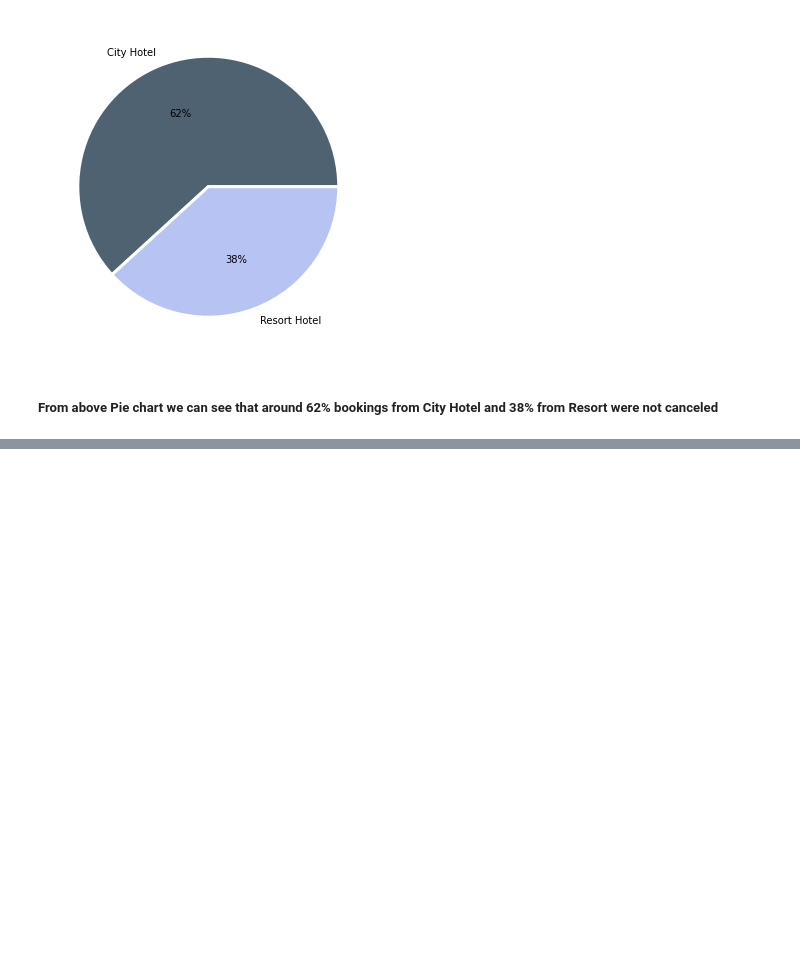
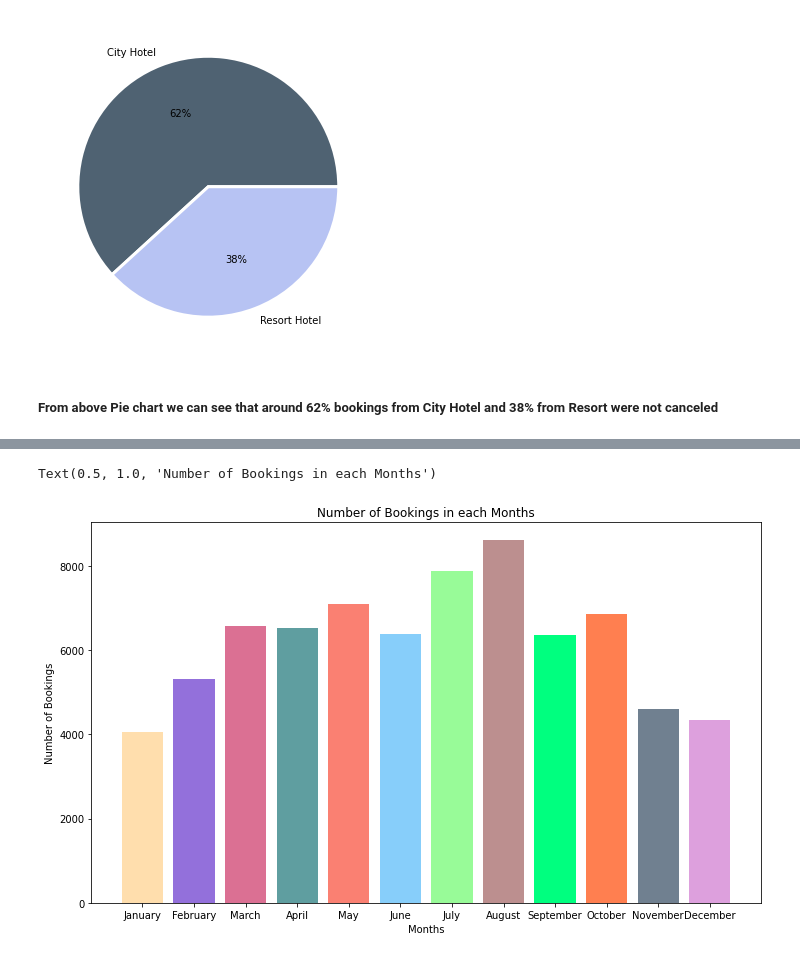
Before and after one commit to shinkarkunal/EDA_Hotel_booking, a Jupyter notebook: Hotel_Booking_Analysis_Capstone_Project_KUNAL_SHINKAR_ipynb.ipynb, the cells around one changed output, grey strips where cells are left out. Cells and saved outputs as stored; diff of their text form; code cells hidden in the pictures; blank space fills up the shorter version.

```diff
--- a/Hotel_Booking_Analysis_Capstone_Project_KUNAL_SHINKAR_ipynb.ipynb
+++ b/Hotel_Booking_Analysis_Capstone_Project_KUNAL_SHINKAR_ipynb.ipynb
@@ -349,0 +376,6 @@ plt.show()
+# %%
+# Create list of months
+month_index = ['January','February','March','April','May','June','July','August','September','October','November','December']
+# arranging hotel bookings according to month index
+booking_by_month = not_cancel_bookings['arrival_date_month'].value_counts().reindex(month_index)
+booking_by_month
@@ -349,0 +396,12 @@ plt.show()
+# %%
+# Bar plot for months vs Number of Bookings
+x_axis_data = booking_by_month.index
+y_axis_data = booking_by_month
+plt.figure(figsize=(12,7))
+plt.bar(x_axis_data,y_axis_data, color = ['navajowhite','mediumpurple','palevioletred','cadetblue','salmon','lightskyblue','palegreen','rosybrown','springgreen','coral','slategray','plum'])
+plt.xlabel('Months')
+plt.ylabel('Number of Bookings')
+plt.title('Number of Bookings in each Months')
+# %% [output]
+Text(0.5, 1.0, 'Number of Bookings in each Months')
+[figure, added]
```
Also changed, not shown: parts of 7 cells of this notebook.
